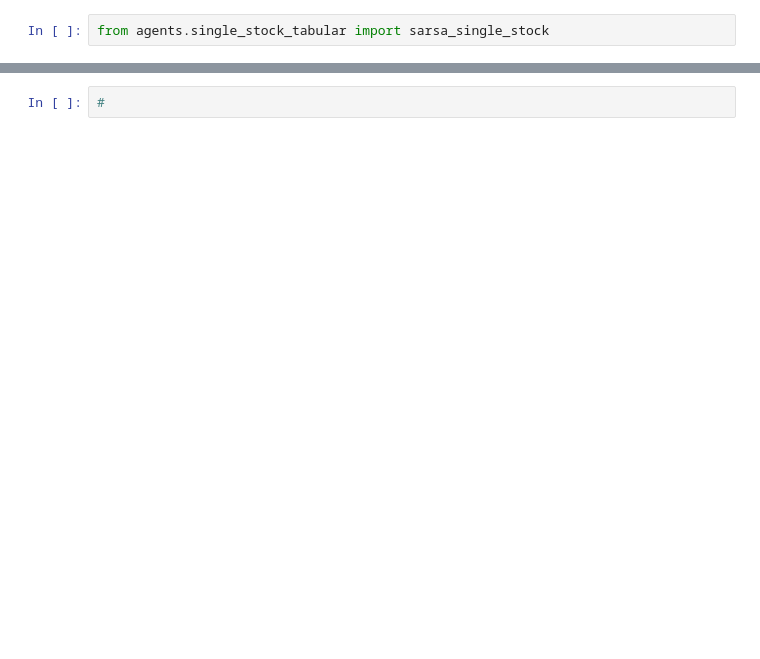
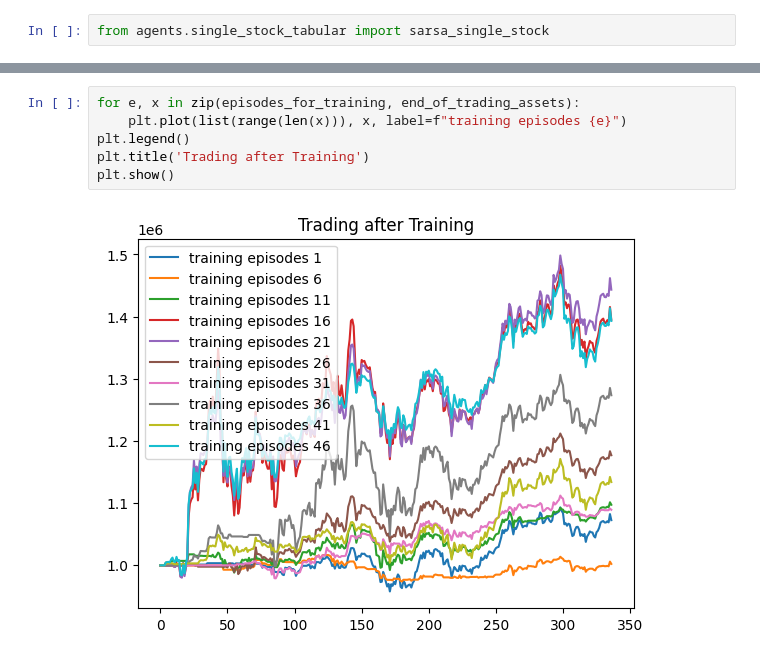
Before and after one commit to wachowiak-a/RLFinanceProject, a Jupyter notebook: no_softmax_single_stock.ipynb, the cells around one changed output, grey strips where cells are left out. Cells and saved outputs as stored; diff of their text form; blank space fills up the shorter version.

```diff
--- a/no_softmax_single_stock.ipynb
+++ b/no_softmax_single_stock.ipynb
@@ -293,2 +299,8 @@ plt.show()
 # %%
-#
+for e, x in zip(episodes_for_training, end_of_trading_assets):
+    plt.plot(list(range(len(x))), x, label=f"training episodes {e}")
+plt.legend()
+plt.title('Trading after Training')
+plt.show()
+# %% [output]
+[figure, added]
```
Also changed, not shown: parts of 8 cells of this notebook, 2 other files.
